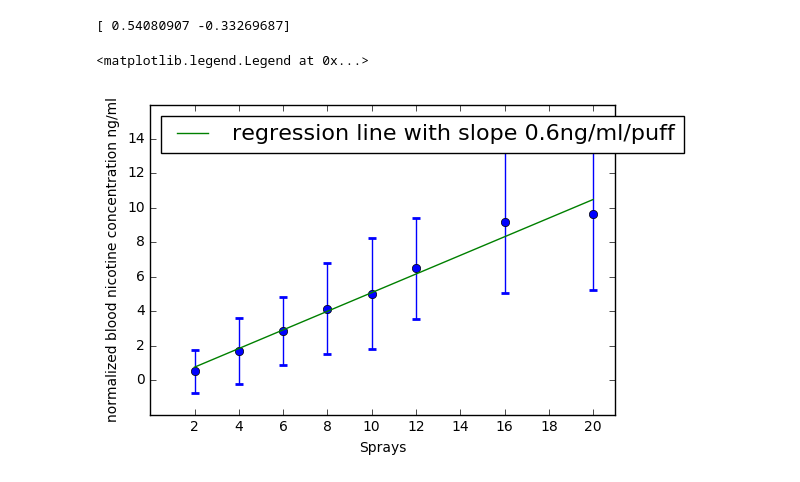
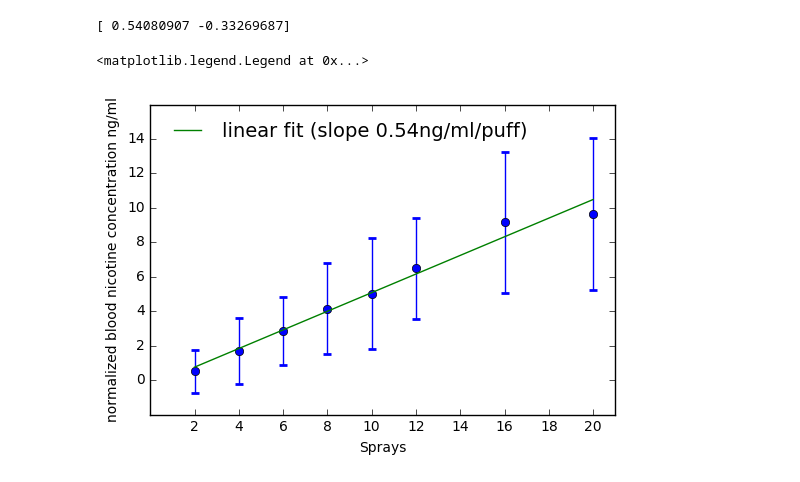
Before and after one commit to hstrey/nicotine-paper, a Jupyter notebook: 10+20 puff figure.ipynb, the cells around one changed output. Cells and saved outputs as stored; diff of their text form; code cells hidden in the pictures.

```diff
--- a/10+20 puff figure.ipynb
+++ b/10+20 puff figure.ipynb
@@ -187,13 +188,13 @@ linefit = p2[1]+puff_norm_offset*p2[0]
 [ 0.54080907 -0.33269687]
 # %%
 plt.errorbar(puff_norm_offset,nic_norm_offset_mean[1:-1],yerr=nic_norm_offset_std[1:-1], fmt='o',capthick=2)
-plt.plot(puff_norm_offset,linefit, label="regression line with slope 0.6ng/ml/puff")
+plt.plot(puff_norm_offset,linefit, label="linear fit (slope 0.54ng/ml/puff)")
 plt.xticks(np.arange(min(puff_norm_offset), max(puff_norm_offset)+1, 2.0))
 plt.yticks(np.arange(0,16,2))
 plt.xlim((0,21))
 plt.xlabel('Sprays')
 plt.ylabel('normalized blood nicotine concentration ng/ml')
-plt.legend(loc=2,fontsize=16)
+plt.legend(loc=2,fontsize=14,frameon=False)
 # %% [output]
 <matplotlib.legend.Legend at 0x...>
-[figure, old version]
+[figure, new version]
```
Also changed, not shown: parts of 2 cells of this notebook, 1 other file.
